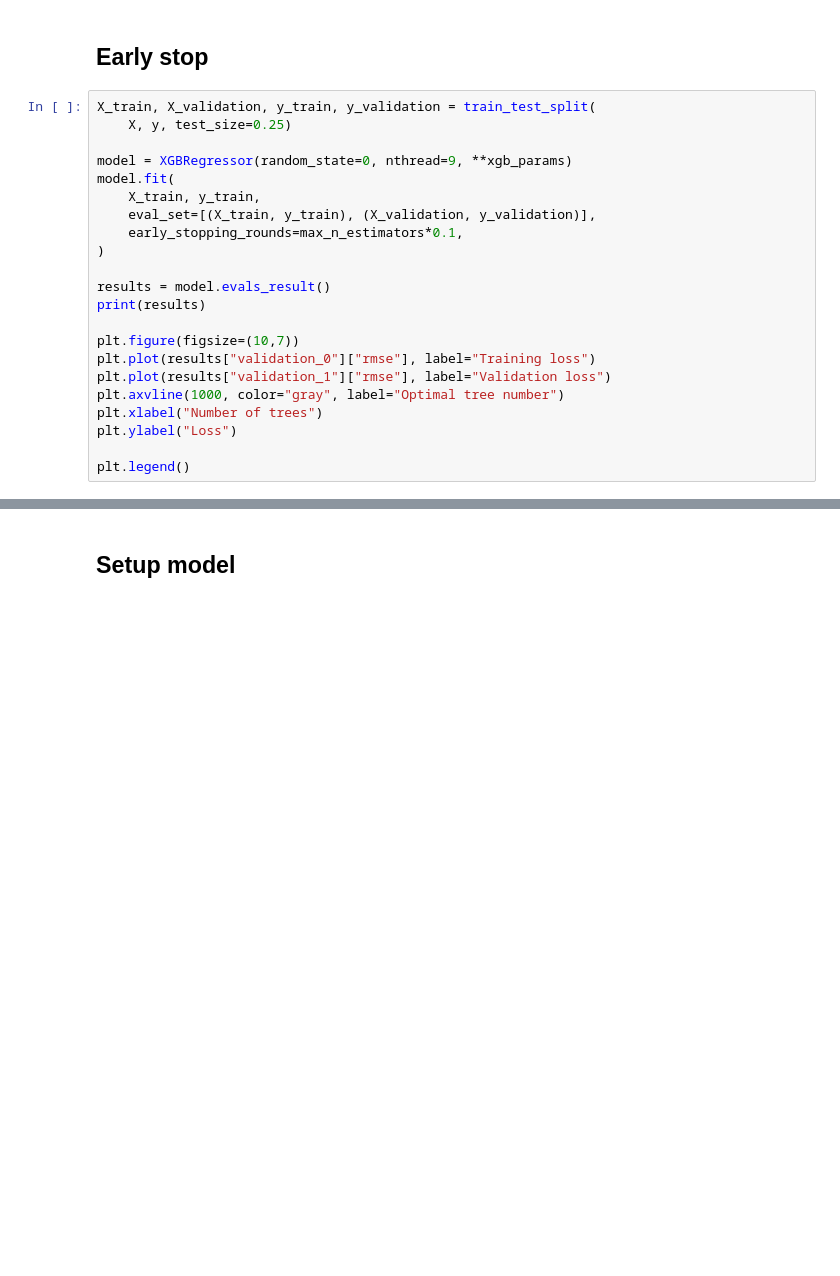
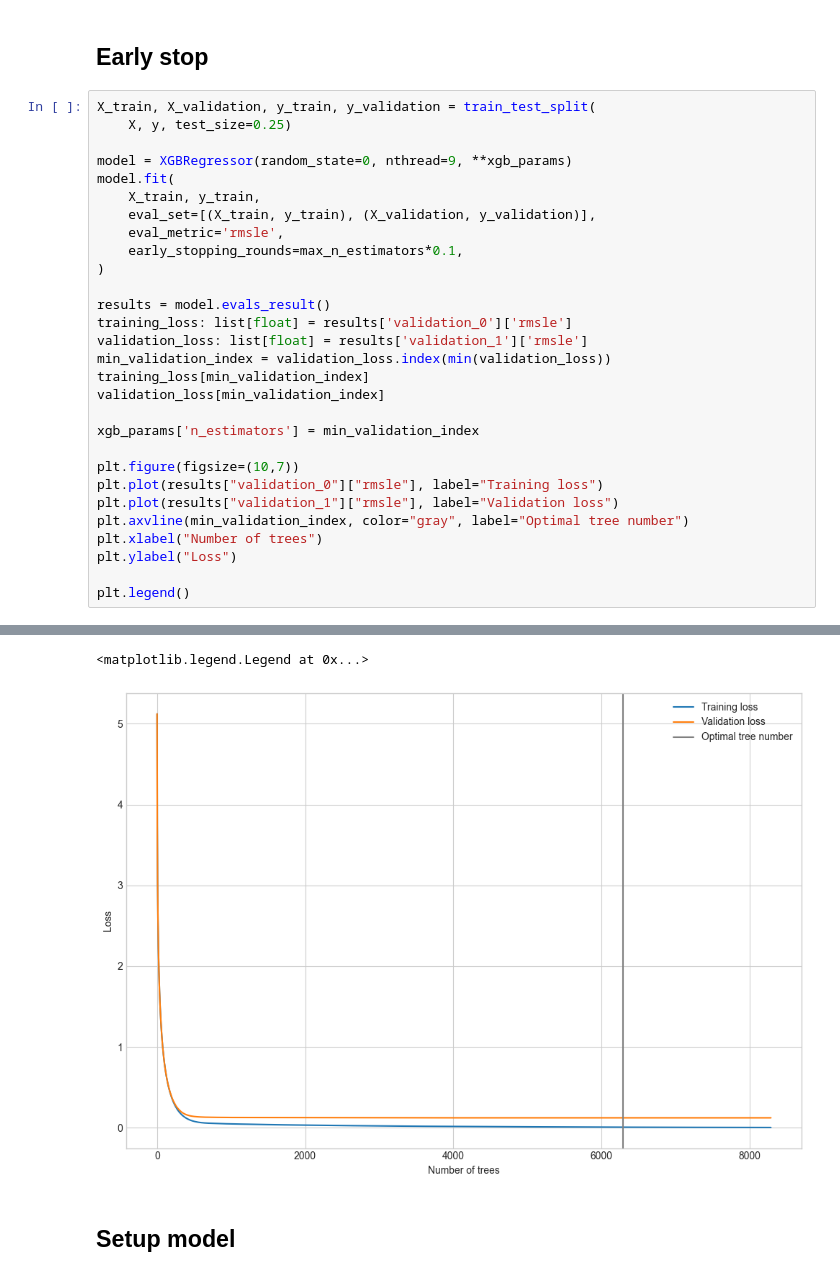
Before and after one commit to teren4m/ai, a Jupyter notebook: house-prices-advanced-regression-techniques/main_pipeline.ipynb, the cells around one changed output, grey strips where cells are left out. Cells and saved outputs as stored; diff of their text form; blank space fills up the shorter version.

```diff
--- a/house-prices-advanced-regression-techniques/main_pipeline.ipynb
+++ b/house-prices-advanced-regression-techniques/main_pipeline.ipynb
@@ -386,17 +415,25 @@ model = XGBRegressor(random_state=0, nthread=9, **xgb_params)
 model.fit(
     X_train, y_train,
     eval_set=[(X_train, y_train), (X_validation, y_validation)],
+    eval_metric='rmsle',
     early_stopping_rounds=max_n_estimators*0.1,
 )
 
 results = model.evals_result()
-print(results)
+training_loss: list[float] = results['validation_0']['rmsle']
+validation_loss: list[float] = results['validation_1']['rmsle']
+min_validation_index = validation_loss.index(min(validation_loss))
+training_loss[min_validation_index]
+validation_loss[min_validation_index]
+
+xgb_params['n_estimators'] = min_validation_index
 
 plt.figure(figsize=(10,7))
-plt.plot(results["validation_0"]["rmse"], label="Training loss")
-plt.plot(results["validation_1"]["rmse"], label="Validation loss")
-plt.axvline(1000, color="gray", label="Optimal tree number")
+plt.plot(results["validation_0"]["rmsle"], label="Training loss")
+plt.plot(results["validation_1"]["rmsle"], label="Validation loss")
+plt.axvline(min_validation_index, color="gray", label="Optimal tree number")
 plt.xlabel("Number of trees")
 plt.ylabel("Loss")
 
 plt.legend()
+# %% [output]
@@ -403,3 +457,5 @@ plt.legend()
+<matplotlib.legend.Legend at 0x...>
+[figure, added]
 # %% [markdown]
 ## Setup model ##
 # %%
```
Also changed, not shown: parts of 6 cells of this notebook, 1 other file.
